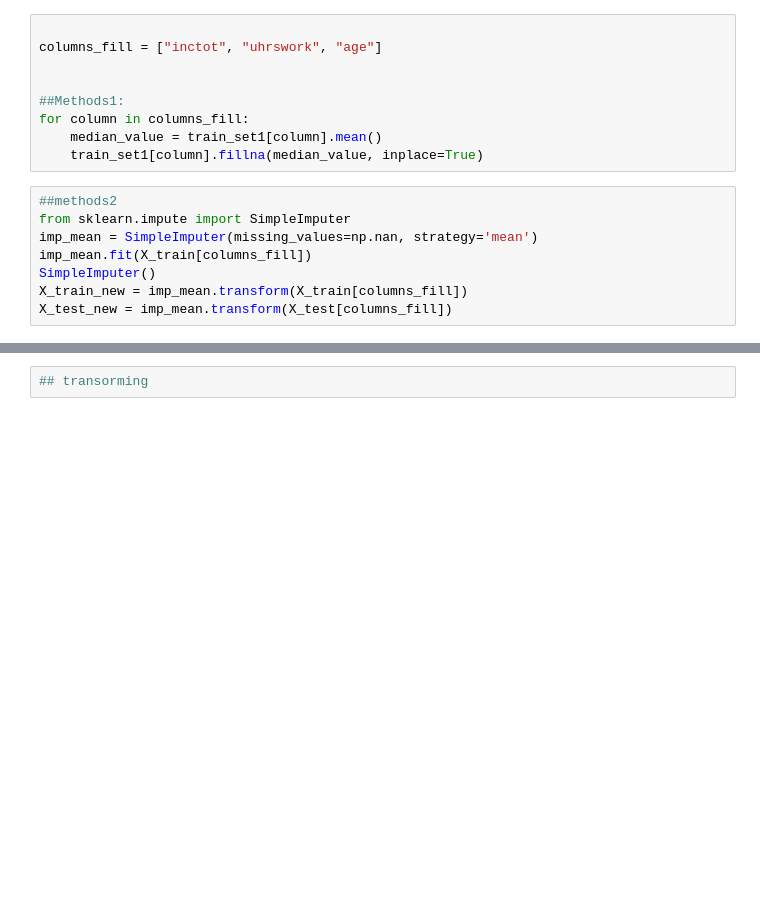
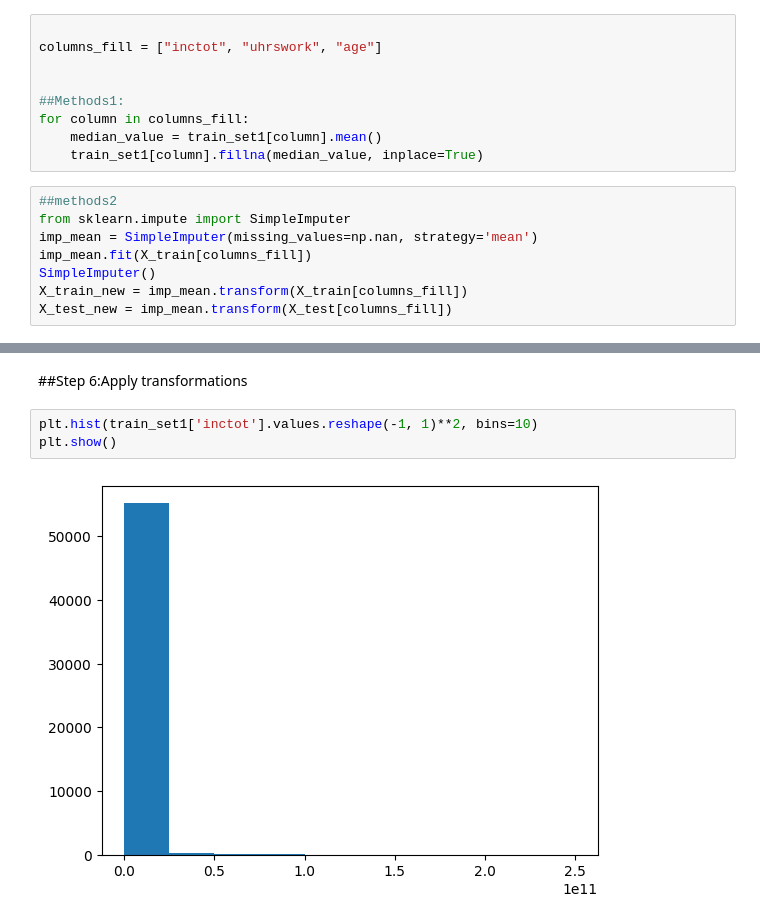
Before and after one commit to HiwaTase/Machine-Learning, a Jupyter notebook: Untitled1.ipynb, the cells around one changed output, grey strips where cells are left out. Cells and saved outputs as stored; diff of their text form; blank space fills up the shorter version.

```diff
--- a/Untitled1.ipynb
+++ b/Untitled1.ipynb
@@ -204,2 +224,7 @@ array([[<Axes: xlabel='inctot', ylabel='inctot'>,
-# %%
-## transorming
+# %% [markdown]
+##Step 6:Apply transformations
+# %%
+plt.hist(train_set1['inctot'].values.reshape(-1, 1)**2, bins=10)
+plt.show()
+# %% [output]
+[figure, added]
```
Also changed, not shown: parts of 21 cells of this notebook.
